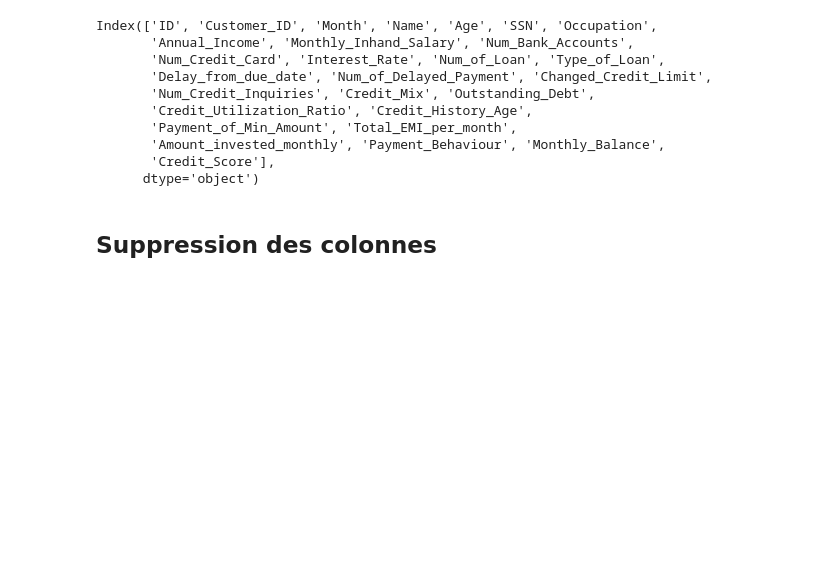
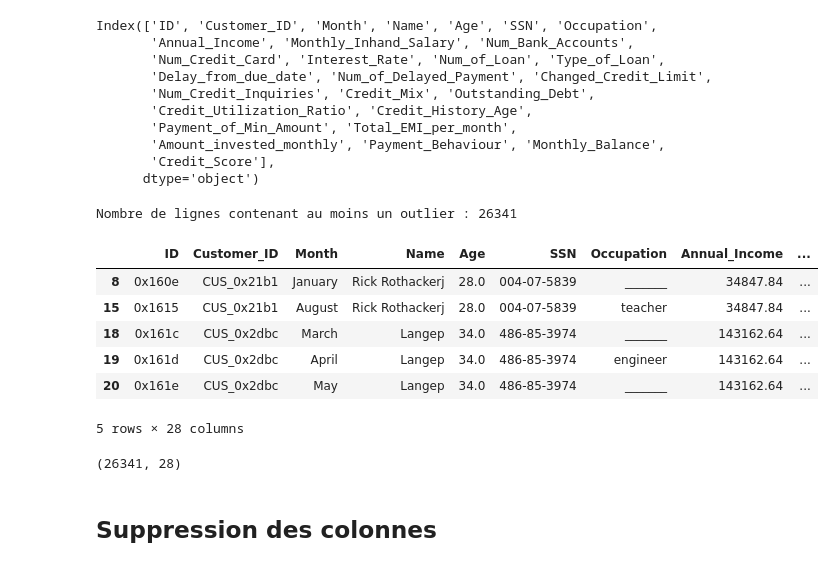
Before and after one commit to mouneced157-ai/novabanque-creditsight-MOUNE-CEDRIC_NINTEDEM-STEVE, a Jupyter notebook: cleaning.ipynb, the cells around one changed output. Saved outputs shown, nothing was run; the diff lists cells and outputs as text; code cells hidden in the pictures; blank space fills up the shorter version.

```diff
--- a/cleaning.ipynb
+++ b/cleaning.ipynb
@@ -299,6 +282,47 @@ Index(['ID', 'Customer_ID', 'Month', 'Name', 'Age', 'SSN', 'Occupation',
        'Amount_invested_monthly', 'Payment_Behaviour', 'Monthly_Balance',
        'Credit_Score'],
       dtype='object')
+# %%
+cols = [
+    'Age', 'Annual_Income', 'Monthly_Inhand_Salary', 'Num_Bank_Accounts',
+    'Num_Credit_Card', 'Interest_Rate', 'Num_of_Loan',
+    'Delay_from_due_date', 'Num_Credit_Inquiries', 'Outstanding_Debt',
+    'Credit_Utilization_Ratio', 'Total_EMI_per_month',
+    'Amount_invested_monthly', 'Monthly_Balance',
+    'Num_of_Delayed_Payment'
+]
+
+mask = pd.Series(False, index=df.index)
+
+for col in cols:
+
+    Q1 = df.groupby("Customer_ID")[col].transform(lambda x: x.quantile(0.25))
+    Q3 = df.groupby("Customer_ID")[col].transform(lambda x: x.quantile(0.75))
+
+    IQR = Q3 - Q1
+
+    lower = Q1 - 1.5 * IQR
+    upper = Q3 + 1.5 * IQR
+
+    mask |= (df[col] < lower) | (df[col] > upper)
+
+df_outliers = df[mask]
+
+print(f"Nombre de lignes contenant au moins un outlier : {len(df_outliers)}")
+df_outliers.head()
+# %% [output]
+Nombre de lignes contenant au moins un outlier : 26341
+|  | ID | Customer_ID | Month | Name | Age | SSN | Occupation | Annual_Income | ... |
+| 8 | 0x160e | CUS_0x21b1 | January | Rick Rothackerj | 28.0 | 004-07-5839 | _______ | 34847.84 | ... |
+| 15 | 0x1615 | CUS_0x21b1 | August | Rick Rothackerj | 28.0 | 004-07-5839 | teacher | 34847.84 | ... |
+| 18 | 0x161c | CUS_0x2dbc | March | Langep | 34.0 | 486-85-3974 | _______ | 143162.64 | ... |
+| 19 | 0x161d | CUS_0x2dbc | April | Langep | 34.0 | 486-85-3974 | engineer | 143162.64 | ... |
+| 20 | 0x161e | CUS_0x2dbc | May | Langep | 34.0 | 486-85-3974 | _______ | 143162.64 | ... |
+5 rows × 28 columns
+# %%
+df_outliers.shape
+# %% [output]
+(26341, 28)
 # %% [markdown]
 ## Suppression des colonnes
 # %%
```
Also changed, not shown: parts of 32 cells of this notebook, 27 other files.
